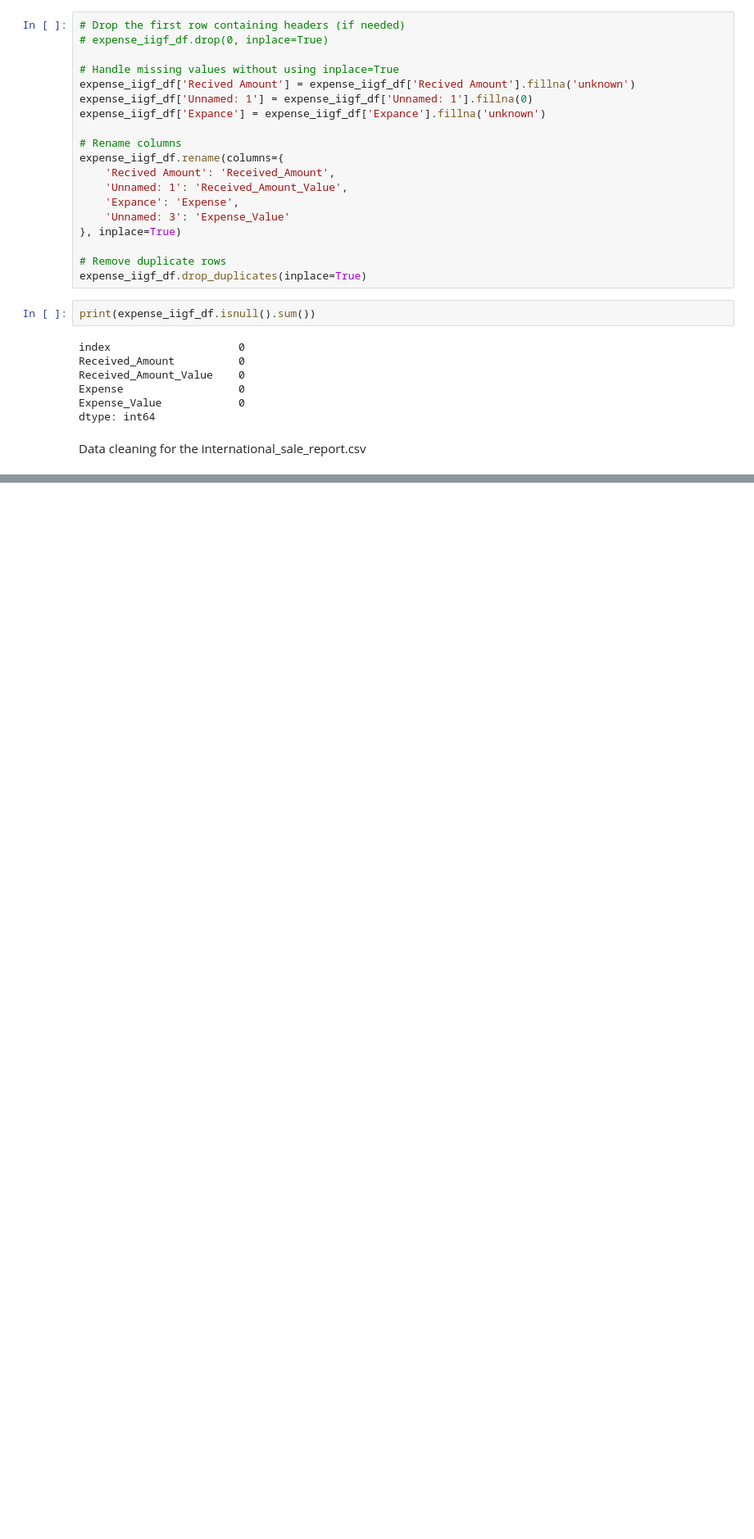
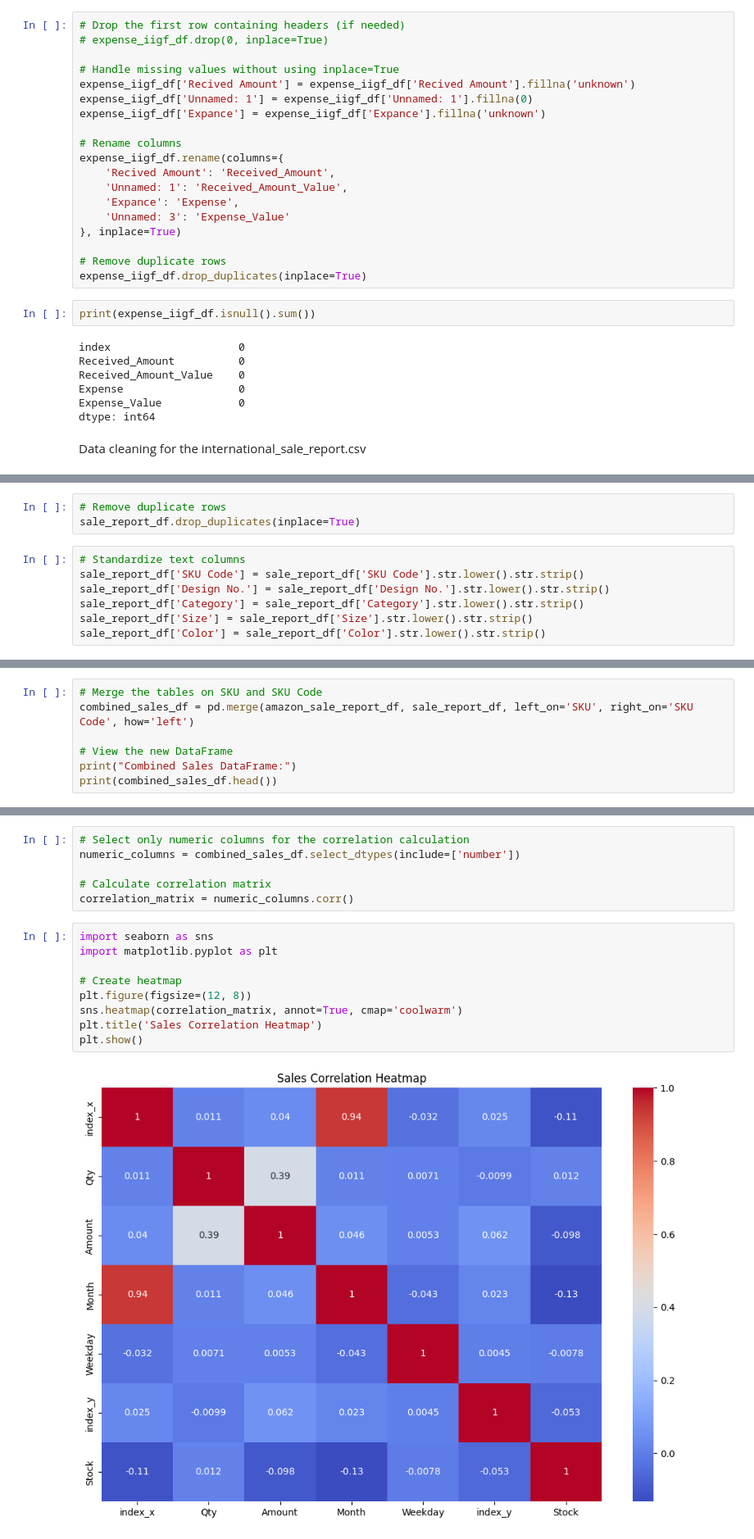
Before and after one commit to JarAmogh/Data_Analyst_VS, a Jupyter notebook: helper.ipynb, the cells around one changed output, grey strips where cells are left out. Shown at 82% size. Drawn from its saved outputs; the diff is of its cells as text; blank space fills up the shorter version.

Commit message:
All visualisation done

```diff
--- a/helper.ipynb
+++ b/helper.ipynb
@@ -211,0 +380,10 @@ Data cleaning for the international_sale_report.csv
+# %%
+# Remove duplicate rows
+sale_report_df.drop_duplicates(inplace=True)
+# %%
+# Standardize text columns
+sale_report_df['SKU Code'] = sale_report_df['SKU Code'].str.lower().str.strip()
+sale_report_df['Design No.'] = sale_report_df['Design No.'].str.lower().str.strip()
+sale_report_df['Category'] = sale_report_df['Category'].str.lower().str.strip()
+sale_report_df['Size'] = sale_report_df['Size'].str.lower().str.strip()
+sale_report_df['Color'] = sale_report_df['Color'].str.lower().str.strip()
@@ -211,0 +411,7 @@ Data cleaning for the international_sale_report.csv
+# %%
+# Merge the tables on SKU and SKU Code
+combined_sales_df = pd.merge(amazon_sale_report_df, sale_report_df, left_on='SKU', right_on='SKU Code', how='left')
+
+# View the new DataFrame
+print("Combined Sales DataFrame:")
+print(combined_sales_df.head())
@@ -211,0 +522,17 @@ Data cleaning for the international_sale_report.csv
+# %%
+# Select only numeric columns for the correlation calculation
+numeric_columns = combined_sales_df.select_dtypes(include=['number'])
+
+# Calculate correlation matrix
+correlation_matrix = numeric_columns.corr()
+# %%
+import seaborn as sns
+import matplotlib.pyplot as plt
+
+# Create heatmap
+plt.figure(figsize=(12, 8))
+sns.heatmap(correlation_matrix, annot=True, cmap='coolwarm')
+plt.title('Sales Correlation Heatmap')
+plt.show()
+# %% [output]
+[figure, added]
```
Also changed, not shown: parts of 67 cells of this notebook.
